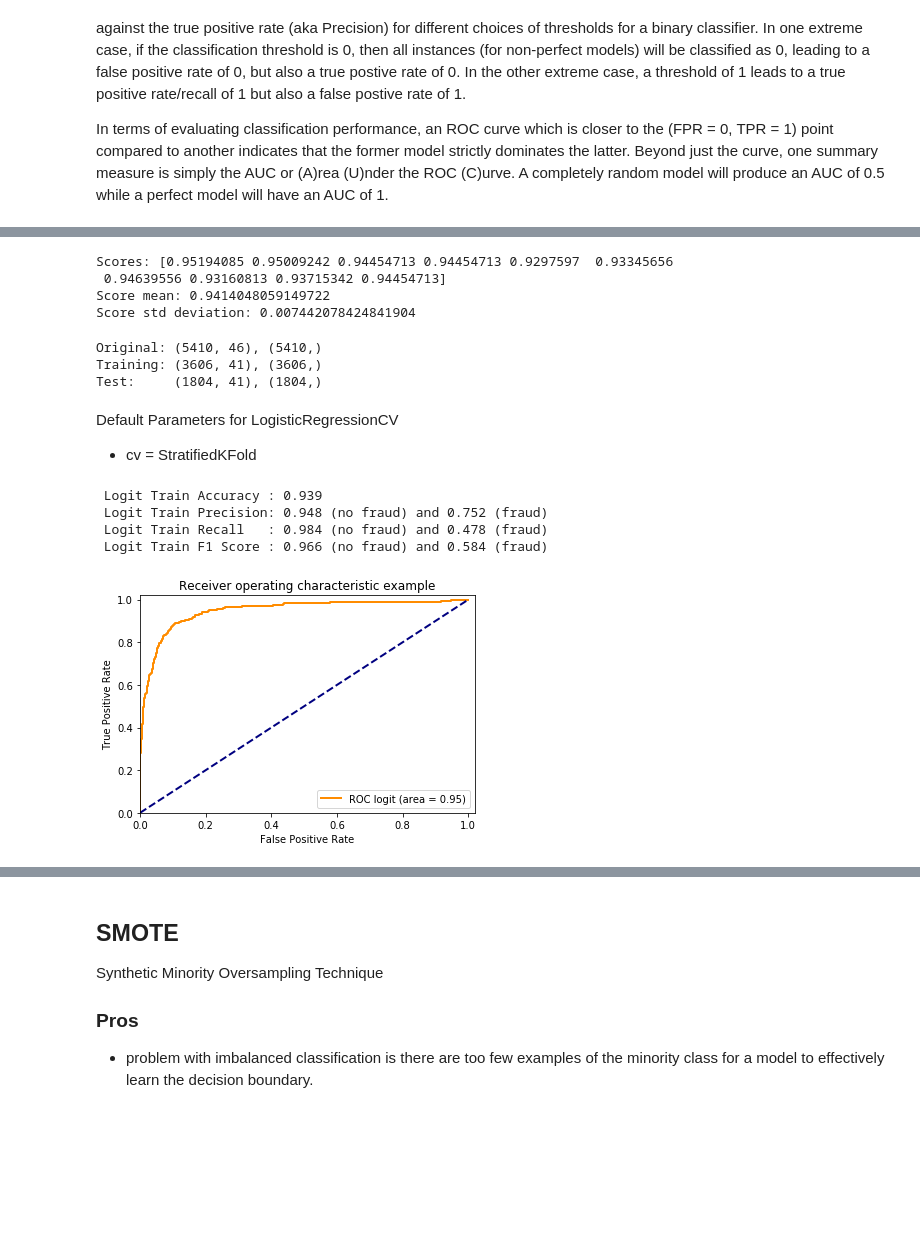
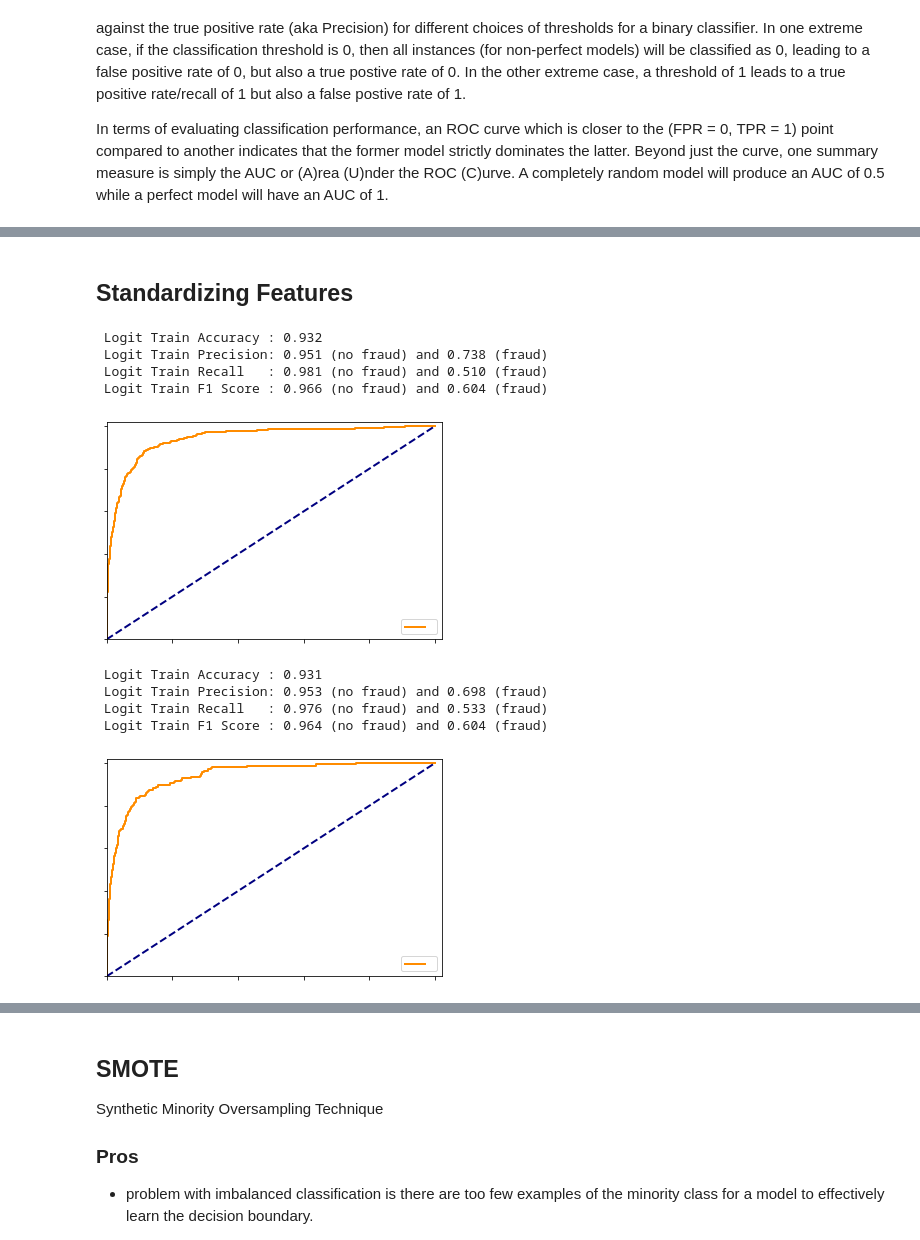
Before and after one commit to DebLeong/HealthCareCapstone, a Jupyter notebook: sam/Logistic Modeling.ipynb, the cells around one changed output, grey strips where cells are left out. Saved outputs shown, nothing was run; the diff lists cells and outputs as text; code cells hidden in the pictures; blank space fills up the shorter version.

```diff
--- a/sam/Logistic Modeling.ipynb
+++ b/sam/Logistic Modeling.ipynb
@@ -83,0 +69,19 @@ x
+# %%
+#x_train = x_train.drop(columns = 'PotentialFraud')
+# y = data['PotentialFraud']
+# x = data.drop(columns = ['Alzheimer', 'HeartFailure',
+#        'KidneyDisease', 'Cancer', 'ObstrPulmonary', 'Depression', 'Diabetes',
+#        'IschemicHeart', 'Osteoporasis', 'RheumatoidArthritis', 'Stroke','PotentialFraud'])
+
+y = data['PotentialFraud']
+x_unscaled = data.drop(columns = ['DeductibleAmtPaid','State','NumProc', 'Age',
+                                  'Alzheimer', 'HeartFailure','Cancer', 'ObstrPulmonary',
+                                  'Depression', 'Diabetes','Osteoporasis', 'NumChronics_Range',
+                                  'RheumatoidArthritis', 'Stroke','Gender', 'ClaimDays', 'docMANN',
+                                  'NumChronics','PotentialFraud'])
+
+from sklearn.model_selection import train_test_split as tts
+x_train, x_test, y_train, y_test = tts(x_unscaled,y,test_size=1.0/3, random_state=0)
+# %%
+from sklearn import preprocessing
+x = preprocessing.scale(x_unscaled)
@@ -86,8 +99,8 @@ from sklearn import linear_model
 logit_balanced = linear_model.LogisticRegression(solver = 'lbfgs',class_weight='balanced')
 logit = linear_model.LogisticRegression(solver = 'lbfgs')
 
-logit_balanced.fit(x,y)
-logit.fit(x,y)
+logit_balanced.fit(x_train,y_train)
+logit.fit(x_train,y_train)
 # %% [output]
 STOP: TOTAL NO. of ITERATIONS REACHED LIMIT.
 
@@ -211,3 +198,5 @@ x
+# %% [markdown]
+## Standardizing Features
 # %%
 import warnings
 warnings.filterwarnings(action="ignore", module="scipy", message="^internal gelsd")
@@ -217,12 +203,0 @@ ms_10s = ms.StratifiedKFold(n_splits=10)
-# %%
-logit = linear_model.LogisticRegression(solver='liblinear', C=1e4)
-scores = ms.cross_val_score(estimator=logit, X=x, y=y, cv=10)
-
-print('Scores: {}'.format(scores))
-print('Score mean: {}'.format(scores.mean()))
-print('Score std deviation: {}'.format(scores.std()))
-# %% [output]
-Scores: [0.95194085 0.95009242 0.94454713 0.94454713 0.9297597  0.93345656
- 0.94639556 0.93160813 0.93715342 0.94454713]
-Score mean: 0.9414048059149722
-Score std deviation: 0.007442078424841904
@@ -238,38 +204,29 @@ Score std deviation: 0.007442078424841904
-# %%
-x_train, x_test, y_train, y_test = ms.train_test_split(x,y,
-                                                       test_size=1.0/3, random_state=0)
-
-print('Original: {}, {}'.format(X.shape, y.shape))
-print('Training: {}, {}'.format(x_train.shape, y_train.shape))
-print('Test:     {}, {}'.format(x_test.shape, y_test.shape))
-# %% [output]
-Original: (5410, 46), (5410,)
-Training: (3606, 41), (3606,)
-Test:     (1804, 41), (1804,)
-# %% [markdown]
-Default Parameters for LogisticRegressionCV
-- cv = StratifiedKFold
 # %%
 from sklearn.model_selection import RepeatedStratifiedKFold
 
-cv = RepeatedStratifiedKFold(n_splits = 10,
-                             n_repeats = 3,
-                             random_state = 1)
+cv = RepeatedStratifiedKFold(n_splits = 5,
+                             n_repeats = 1,
+                             random_state = 2)
 # %%
-logitcv_f1 = linear_model.LogisticRegressionCV(Cs = 10, # grid regularization
+logitcv_f1 = linear_model.LogisticRegressionCV(Cs = 20, # grid regularization
                                                penalty='l1',
                                                scoring = 'f1_weighted',
                                                cv = cv,
-                                               solver = 'liblinear',
-                                               max_iter=1e5)
+                                               solver = 'liblinear')
 logitcv_f1.fit(x_train,y_train)
 logitMetrics(x_train,y_train,logitcv_f1)
+logitMetrics(x_test,y_test,logitcv_f1)
 # %% [output]
- Logit Train Accuracy : 0.939
- Logit Train Precision: 0.948 (no fraud) and 0.752 (fraud)
- Logit Train Recall   : 0.984 (no fraud) and 0.478 (fraud)
- Logit Train F1 Score : 0.966 (no fraud) and 0.584 (fraud)
+ Logit Train Accuracy : 0.932
+ Logit Train Precision: 0.951 (no fraud) and 0.738 (fraud)
+ Logit Train Recall   : 0.981 (no fraud) and 0.510 (fraud)
+ Logit Train F1 Score : 0.966 (no fraud) and 0.604 (fraud)
-[figure, old version]
+[figure, new version]
+ Logit Train Accuracy : 0.931
+ Logit Train Precision: 0.953 (no fraud) and 0.698 (fraud)
+ Logit Train Recall   : 0.976 (no fraud) and 0.533 (fraud)
+ Logit Train F1 Score : 0.964 (no fraud) and 0.604 (fraud)
+[figure, added]
 # %%
 logitcv_f1.coef_
 # %% [output]
```
Also changed, not shown: parts of 88 cells of this notebook, 10 other files.
